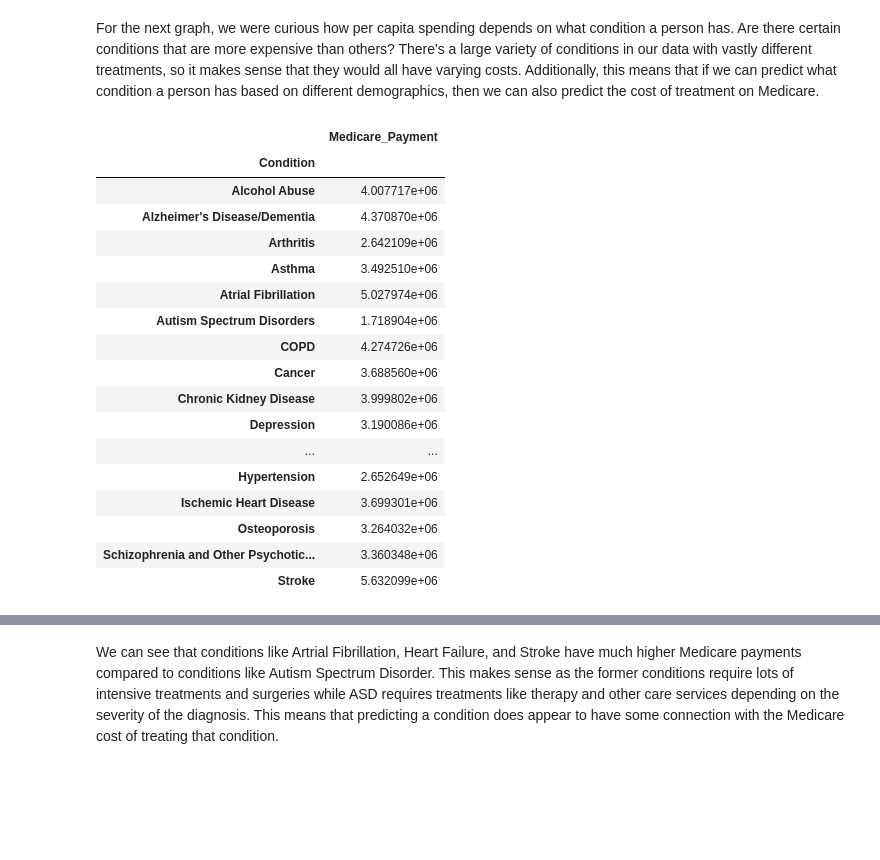
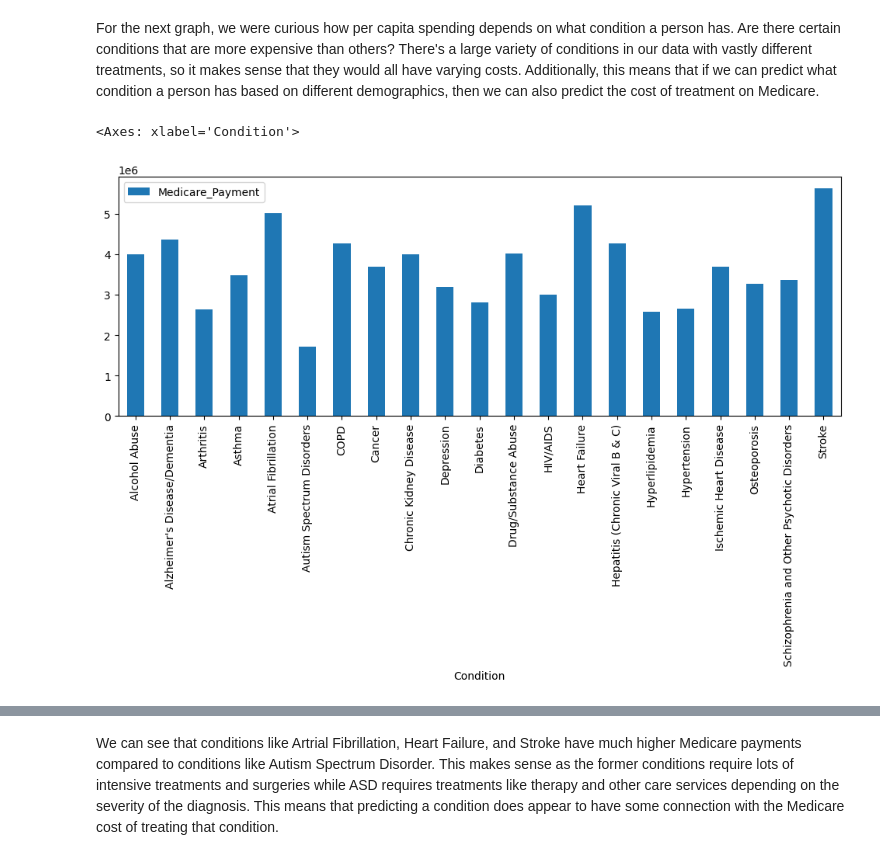
Before and after one commit to wrenp03/chronicillnesspredictor, a Jupyter notebook: main.ipynb, the cells around one changed output, grey strips where cells are left out. Drawn from its saved outputs; the diff is of its cells as text; code cells hidden in the pictures; blank space fills up the shorter version.

```diff
--- a/main.ipynb
+++ b/main.ipynb
@@ -127,29 +128,17 @@ For the next graph, we were curious how per capita spending depends on what cond
 # %%
 # Bar graph of disease vs per capita spending
 
+# Isolating necessary columns
 df2 = df[["Condition", "Medicare_Payment"]]
 
+# Dropping null values
 df2 = df2.dropna(subset=['Medicare_Payment'])
 
+# Summing medicare payments accross all chronic conditions for each state
 df2 = df2.groupby(['Condition']).sum()
 
-df2
+# Plotting results
+df2.plot.bar(figsize=(12, 4))
 # %% [output]
-|  | Medicare_Payment |
-| Condition |  |
-| Alcohol Abuse | 4.007717e+06 |
-| Alzheimer's Disease/Dementia | 4.370870e+06 |
-| Arthritis | 2.642109e+06 |
-| Asthma | 3.492510e+06 |
-| Atrial Fibrillation | 5.027974e+06 |
-| Autism Spectrum Disorders | 1.718904e+06 |
-| COPD | 4.274726e+06 |
-| Cancer | 3.688560e+06 |
-| Chronic Kidney Disease | 3.999802e+06 |
-| Depression | 3.190086e+06 |
-| ... | ... |
-| Hypertension | 2.652649e+06 |
-| Ischemic Heart Disease | 3.699301e+06 |
-| Osteoporosis | 3.264032e+06 |
-| Schizophrenia and Other Psychotic... | 3.360348e+06 |
-| Stroke | 5.632099e+06 |
+<Axes: xlabel='Condition'>
+[figure, added]
```
Also changed, not shown: parts of 41 cells of this notebook.
